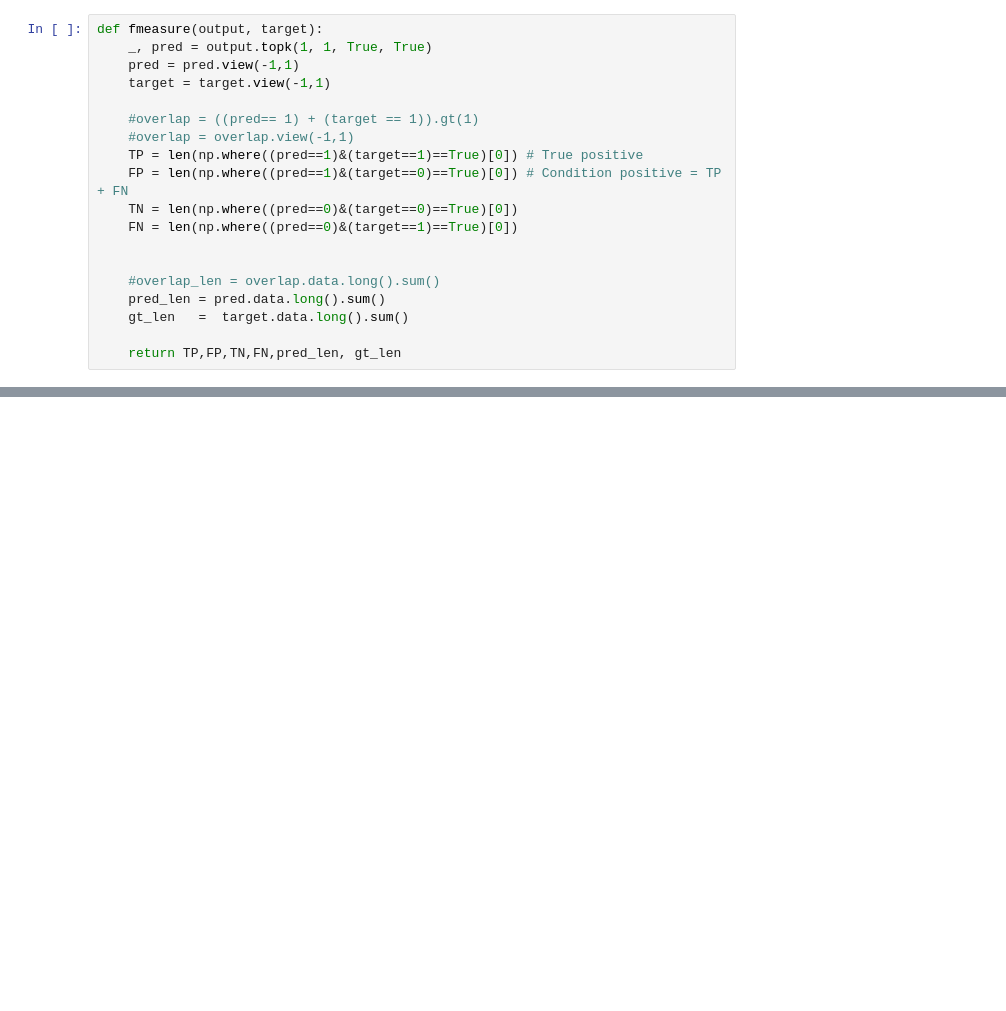
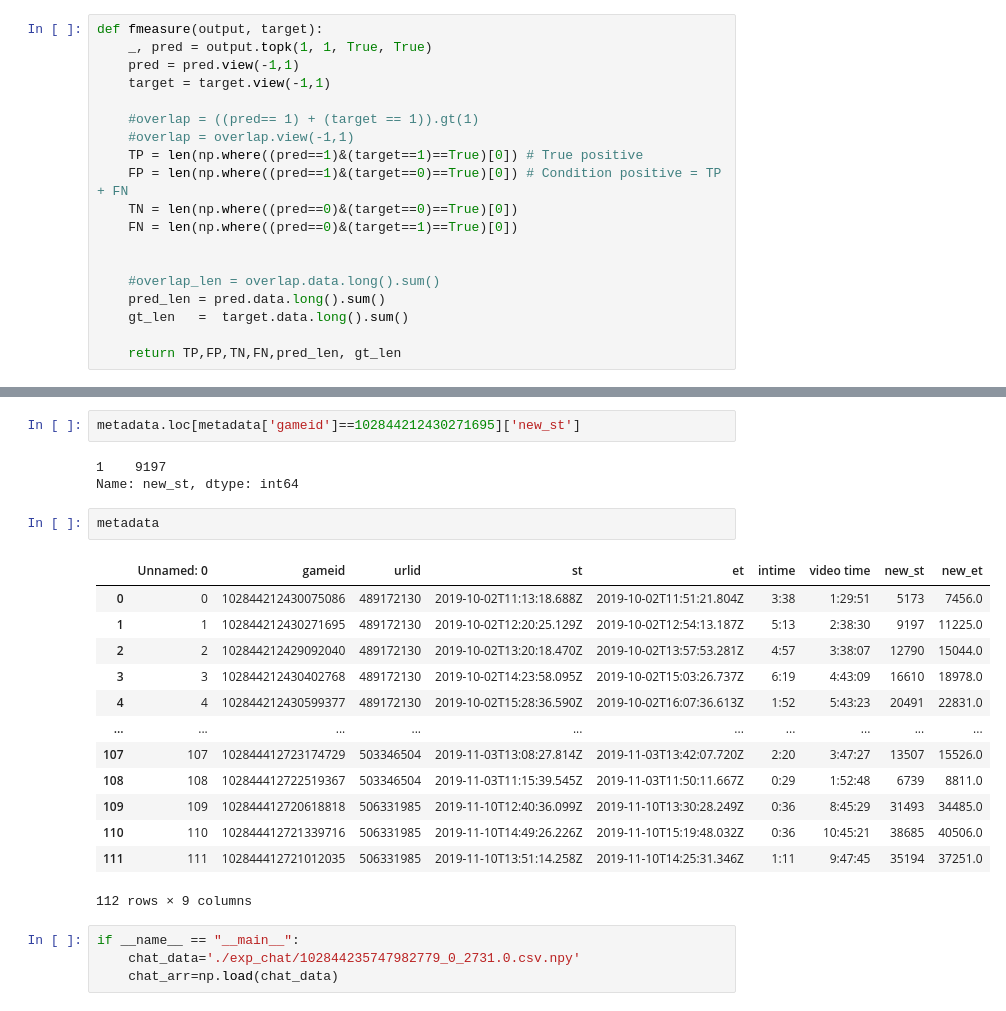
Before and after one commit to hyeinhyun/multimodal_highlight, a Jupyter notebook: chat/Chat_model_REAL.ipynb, the cells around one changed output, grey strips where cells are left out. Cells and saved outputs as stored; diff of their text form; blank space fills up the shorter version.

Commit message:
chat model

```diff
--- a/chat/Chat_model_REAL.ipynb
+++ b/chat/Chat_model_REAL.ipynb
@@ -182,0 +248,25 @@ def fmeasure(output, target):
+# %%
+metadata.loc[metadata['gameid']==102844212430271695]['new_st']
+# %% [output]
+1    9197
+Name: new_st, dtype: int64
+# %%
+metadata
+# %% [output]
+|  | Unnamed: 0 | gameid | urlid | st | et | intime | video time | new_st | new_et |
+| 0 | 0 | 102844212430075086 | 489172130 | 2019-10-02T11:13:18.688Z | 2019-10-02T11:51:21.804Z | 3:38 | 1:29:51 | 5173 | 7456.0 |
+| 1 | 1 | 102844212430271695 | 489172130 | 2019-10-02T12:20:25.129Z | 2019-10-02T12:54:13.187Z | 5:13 | 2:38:30 | 9197 | 11225.0 |
+| 2 | 2 | 102844212429092040 | 489172130 | 2019-10-02T13:20:18.470Z | 2019-10-02T13:57:53.281Z | 4:57 | 3:38:07 | 12790 | 15044.0 |
+| 3 | 3 | 102844212430402768 | 489172130 | 2019-10-02T14:23:58.095Z | 2019-10-02T15:03:26.737Z | 6:19 | 4:43:09 | 16610 | 18978.0 |
+| 4 | 4 | 102844212430599377 | 489172130 | 2019-10-02T15:28:36.590Z | 2019-10-02T16:07:36.613Z | 1:52 | 5:43:23 | 20491 | 22831.0 |
+| ... | ... | ... | ... | ... | ... | ... | ... | ... | ... |
+| 107 | 107 | 102844412723174729 | 503346504 | 2019-11-03T13:08:27.814Z | 2019-11-03T13:42:07.720Z | 2:20 | 3:47:27 | 13507 | 15526.0 |
+| 108 | 108 | 102844412722519367 | 503346504 | 2019-11-03T11:15:39.545Z | 2019-11-03T11:50:11.667Z | 0:29 | 1:52:48 | 6739 | 8811.0 |
+| 109 | 109 | 102844412720618818 | 506331985 | 2019-11-10T12:40:36.099Z | 2019-11-10T13:30:28.249Z | 0:36 | 8:45:29 | 31493 | 34485.0 |
+| 110 | 110 | 102844412721339716 | 506331985 | 2019-11-10T14:49:26.226Z | 2019-11-10T15:19:48.032Z | 0:36 | 10:45:21 | 38685 | 40506.0 |
+| 111 | 111 | 102844412721012035 | 506331985 | 2019-11-10T13:51:14.258Z | 2019-11-10T14:25:31.346Z | 1:11 | 9:47:45 | 35194 | 37251.0 |
+112 rows × 9 columns
+# %%
+if __name__ == "__main__":
+    chat_data='./exp_chat/102844235747982779_0_2731.0.csv.npy'
+    chat_arr=np.load(chat_data)
```
Also changed, not shown: parts of 5 cells of this notebook.
